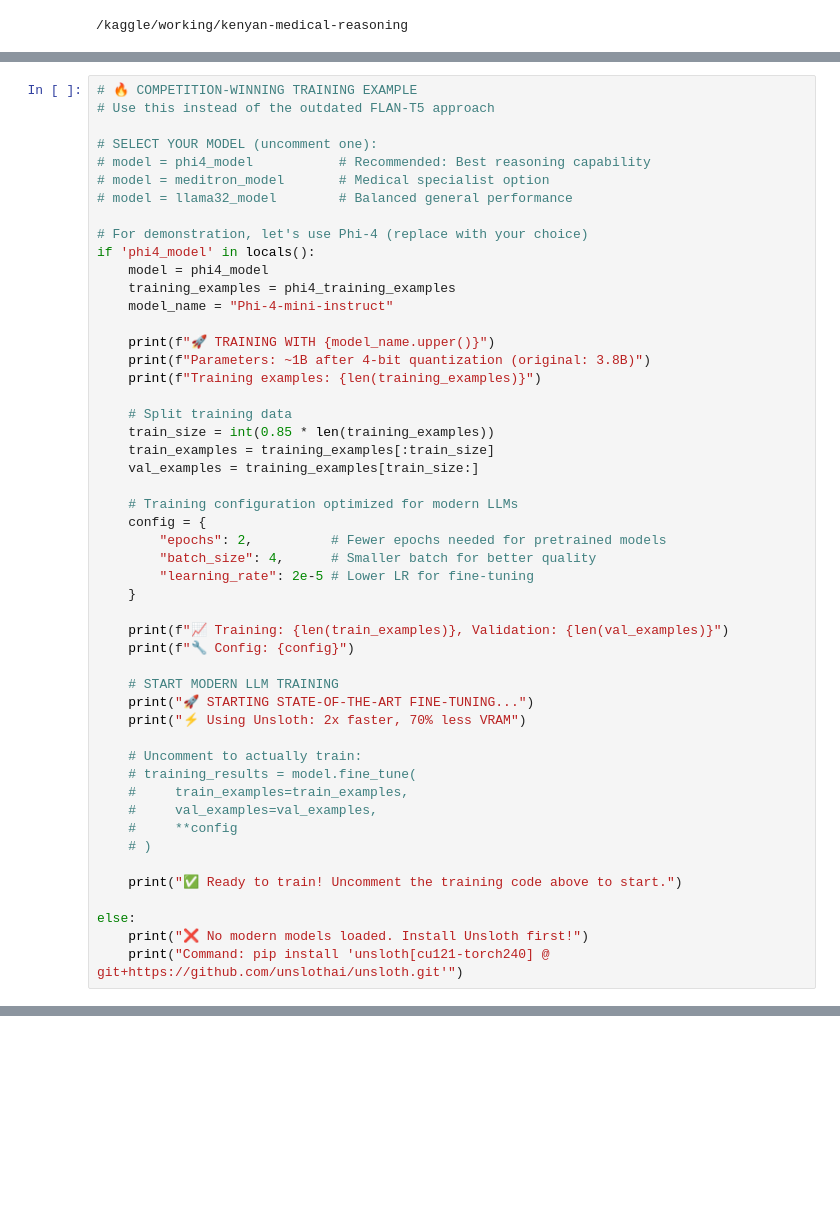
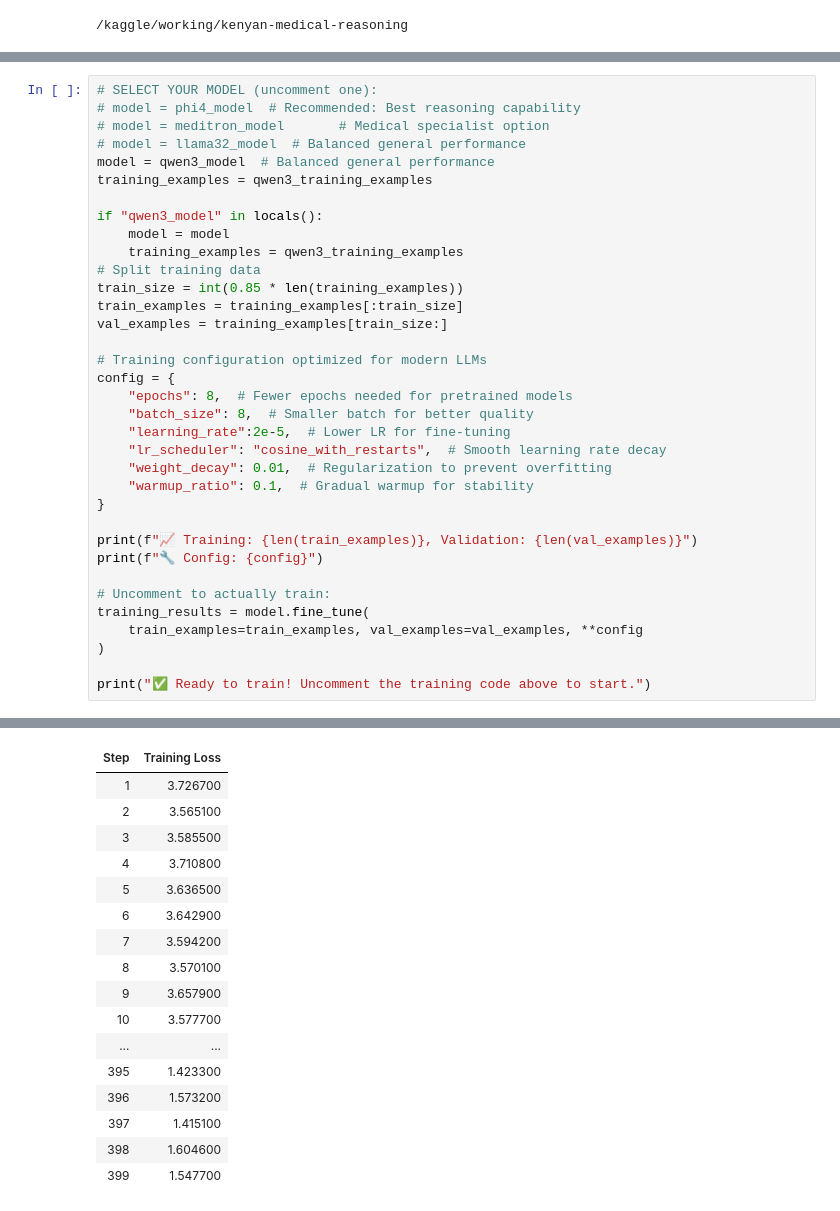
Before and after one commit to jnopareboateng/kenyan-medical-reasoning, a Jupyter notebook: kenya_clinical_ml_training.ipynb, the cells around one changed output, grey strips where cells are left out. Saved outputs shown, nothing was run; the diff lists cells and outputs as text; blank space fills up the shorter version.

Commit message:
change configs for qwen 3 0.6B for testing

```diff
--- a/kenya_clinical_ml_training.ipynb
+++ b/kenya_clinical_ml_training.ipynb
@@ -287,50 +253,36 @@ partially initialized module 'torchvision' has no attribute 'extension' (most li
 # %%
-# 🔥 COMPETITION-WINNING TRAINING EXAMPLE
-# Use this instead of the outdated FLAN-T5 approach
+# SELECT YOUR MODEL (uncomment one):
+# model = phi4_model  # Recommended: Best reasoning capability
+# model = meditron_model       # Medical specialist option
+# model = llama32_model  # Balanced general performance
+model = qwen3_model  # Balanced general performance
+training_examples = qwen3_training_examples
 
-# SELECT YOUR MODEL (uncomment one):
-# model = phi4_model           # Recommended: Best reasoning capability
-# model = meditron_model       # Medical specialist option
-# model = llama32_model        # Balanced general performance
+if "qwen3_model" in locals():
+    model = model
+    training_examples = qwen3_training_examples
+# Split training data
+train_size = int(0.85 * len(training_examples))
+train_examples = training_examples[:train_size]
+val_examples = training_examples[train_size:]
 
-# For demonstration, let's use Phi-4 (replace with your choice)
-if 'phi4_model' in locals():
-    model = phi4_model
-    training_examples = phi4_training_examples
-    model_name = "Phi-4-mini-instruct"
+# Training configuration optimized for modern LLMs
+config = {
+    "epochs": 8,  # Fewer epochs needed for pretrained models
+    "batch_size": 8,  # Smaller batch for better quality
+    "learning_rate":2e-5,  # Lower LR for fine-tuning
+    "lr_scheduler": "cosine_with_restarts",  # Smooth learning rate decay
+    "weight_decay": 0.01,  # Regularization to prevent overfitting
+    "warmup_ratio": 0.1,  # Gradual warmup for stability
+}
 
-    print(f"🚀 TRAINING WITH {model_name.upper()}")
-    print(f"Parameters: ~1B after 4-bit quantization (original: 3.8B)")
-    print(f"Training examples: {len(training_examples)}")
+print(f"📈 Training: {len(train_examples)}, Validation: {len(val_examples)}")
+print(f"🔧 Config: {config}")
 
-    # Split training data
-    train_size = int(0.85 * len(training_examples))
-    train_examples = training_examples[:train_size]
-    val_examples = training_examples[train_size:]
+# Uncomment to actually train:
+training_results = model.fine_tune(
+    train_examples=train_examples, val_examples=val_examples, **config
+)
 
-    # Training configuration optimized for modern LLMs
-    config = {
-        "epochs": 2,          # Fewer epochs needed for pretrained models
-        "batch_size": 4,      # Smaller batch for better quality
-        "learning_rate": 2e-5 # Lower LR for fine-tuning
-    }
-
-    print(f"📈 Training: {len(train_examples)}, Validation: {len(val_examples)}")
-    print(f"🔧 Config: {config}")
-
-    # START MODERN LLM TRAINING
-    print("🚀 STARTING STATE-OF-THE-ART FINE-TUNING...")
-    print("⚡ Using Unsloth: 2x faster, 70% less VRAM")
-
-    # Uncomment to actually train:
-    # training_results = model.fine_tune(
-    #     train_examples=train_examples,
-    #     val_examples=val_examples,
-    #     **config
-    # )
-
-    print("✅ Ready to train! Uncomment the training code above to start.")
-
-else:
-    print("❌ No modern models loaded. Install Unsloth first!")
-    print("Command: pip install 'unsloth[cu121-torch240] @ git+https://github.com/unslothai/unsloth.git'")
+print("✅ Ready to train! Uncomment the training code above to start.")
+# %% [output]
@@ -336,0 +298,17 @@ else:
+| Step | Training Loss |
+| 1 | 3.726700 |
+| 2 | 3.565100 |
+| 3 | 3.585500 |
+| 4 | 3.710800 |
+| 5 | 3.636500 |
+| 6 | 3.642900 |
+| 7 | 3.594200 |
+| 8 | 3.570100 |
+| 9 | 3.657900 |
+| 10 | 3.577700 |
+| ... | ... |
+| 395 | 1.423300 |
+| 396 | 1.573200 |
+| 397 | 1.415100 |
+| 398 | 1.604600 |
+| 399 | 1.547700 |
```
Also changed, not shown: parts of 27 cells of this notebook, 1 other file.
